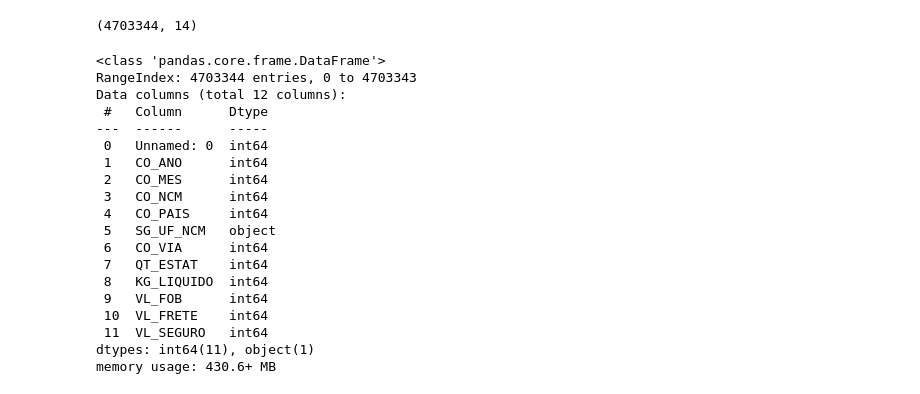
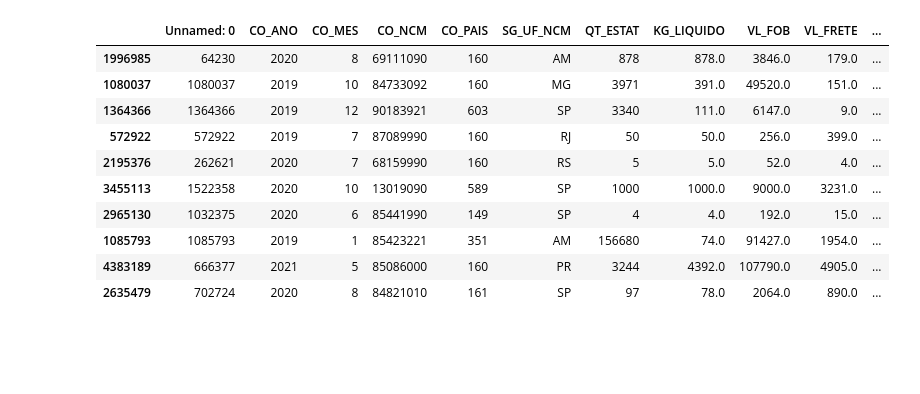
Before and after one commit to jrobertolima/projetoTCC, a Jupyter notebook: ProjetoTCC-Compara.ipynb, the cells around one changed output. Drawn from its saved outputs; the diff is of its cells as text; code cells hidden in the pictures; blank space fills up the shorter version.

Commit message:
Conclusão da limpeza de colunas e de valores zerados

```diff
--- a/ProjetoTCC-Compara.ipynb
+++ b/ProjetoTCC-Compara.ipynb
@@ -485,7 +499,6 @@ df_imp2021.info()
 #Concatenando os datasets
 df_importacoes = pd.concat([df_imp2019, df_imp2020,df_imp2021])
 
-df_new.reset_index(drop=True, inplace=True) #Para reorganização dos índices
+df_importacoes.reset_index(drop=True, inplace=True) #Para reorganização dos índices
 print(df_importacoes.shape)
+df_importacoes.info()
-# %% [output]
-(4703344, 14)
@@ -504,23 +505,39 @@ del_zeros(df_imp2021)
-# %%
-
-df_new.info()
-# %% [output]
-<class 'pandas.core.frame.DataFrame'>
-RangeIndex: 4703344 entries, 0 to 4703343
-Data columns (total 12 columns):
- #   Column      Dtype
----  ------      -----
- 0   Unnamed: 0  int64
- 1   CO_ANO      int64
- 2   CO_MES      int64
- 3   CO_NCM      int64
- 4   CO_PAIS     int64
- 5   SG_UF_NCM   object
- 6   CO_VIA      int64
- 7   QT_ESTAT    int64
- 8   KG_LIQUIDO  int64
- 9   VL_FOB      int64
- 10  VL_FRETE    int64
- 11  VL_SEGURO   int64
-dtypes: int64(11), object(1)
-memory usage: 430.6+ MB
+# %%
+#Excluindo colunas de dataframe de importações
+if set(['CO_UNID', 'CO_URF','CO_VIA']).issubset(df_importacoes.columns):
+    df_importacoes.drop(['CO_UNID', 'CO_URF','CO_VIA'], axis=1, inplace=True)
+
+#Convertando valores KG_LIQUIDO, VL_FOB, VL_FRETE e VL_SEGURO para float
+df_importacoes['VL_FOB'] = df_importacoes['VL_FOB'].astype(float)
+df_importacoes['VL_FRETE'] = df_importacoes['VL_FRETE'].astype(float)
+df_importacoes['VL_SEGURO'] = df_importacoes['VL_SEGURO'].astype(float)
+df_importacoes['KG_LIQUIDO'] = df_importacoes['KG_LIQUIDO'].astype(float)
+df_importacoes.dtypes  #verificando se os tipos foram alterados
+# %%
+#Deletando valores zerados para QT_ESTAT e VL_FOB
+#Verificando quantidade de valores zerados
+num_zeros = df_importacoes[(df_importacoes['QT_ESTAT'] == 0) &
+              (df_importacoes['VL_FOB'] == 0)].count()
+
+#Deletando se houver zero nos campos
+if num_zeros.sum() > 0:
+    df_importacoes.drop(df_importacoes.index[df_importacoes['QT_ESTAT'] == 0], inplace=True)
+    df_importacoes.drop(df_importacoes.index[df_importacoes['VL_FOB'] == 0], inplace=True)
+# %%
+#Criando a coluna VL_UNIT, obtida pela fórmula
+# (VL_FOB+VL_FRETE+VL_SEGURO)/QT_ESTAT
+df_importacoes.eval("VAL_UNIT = (VL_FOB+VL_FRETE+VL_SEGURO)/QT_ESTAT", target = df_importacoes, inplace = True)
+
+df_importacoes.sample(n=10)
+# %% [output]
+|  | Unnamed: 0 | CO_ANO | CO_MES | CO_NCM | CO_PAIS | SG_UF_NCM | QT_ESTAT | KG_LIQUIDO | VL_FOB | VL_FRETE | ... |
+| 1996985 | 64230 | 2020 | 8 | 69111090 | 160 | AM | 878 | 878.0 | 3846.0 | 179.0 | ... |
+| 1080037 | 1080037 | 2019 | 10 | 84733092 | 160 | MG | 3971 | 391.0 | 49520.0 | 151.0 | ... |
+| 1364366 | 1364366 | 2019 | 12 | 90183921 | 603 | SP | 3340 | 111.0 | 6147.0 | 9.0 | ... |
+| 572922 | 572922 | 2019 | 7 | 87089990 | 160 | RJ | 50 | 50.0 | 256.0 | 399.0 | ... |
+| 2195376 | 262621 | 2020 | 7 | 68159990 | 160 | RS | 5 | 5.0 | 52.0 | 4.0 | ... |
+| 3455113 | 1522358 | 2020 | 10 | 13019090 | 589 | SP | 1000 | 1000.0 | 9000.0 | 3231.0 | ... |
+| 2965130 | 1032375 | 2020 | 6 | 85441990 | 149 | SP | 4 | 4.0 | 192.0 | 15.0 | ... |
+| 1085793 | 1085793 | 2019 | 1 | 85423221 | 351 | AM | 156680 | 74.0 | 91427.0 | 1954.0 | ... |
+| 4383189 | 666377 | 2021 | 5 | 85086000 | 160 | PR | 3244 | 4392.0 | 107790.0 | 4905.0 | ... |
+| 2635479 | 702724 | 2020 | 8 | 84821010 | 161 | SP | 97 | 78.0 | 2064.0 | 890.0 | ... |
```
Also changed, not shown: parts of 5 cells of this notebook.
